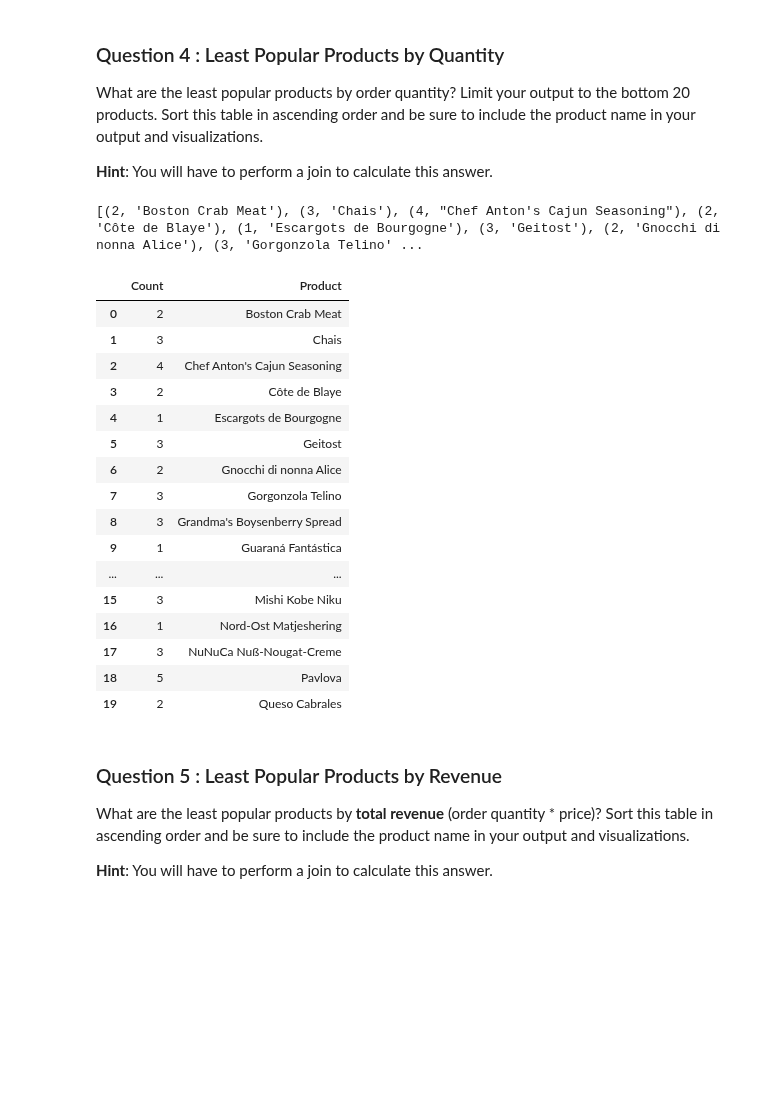
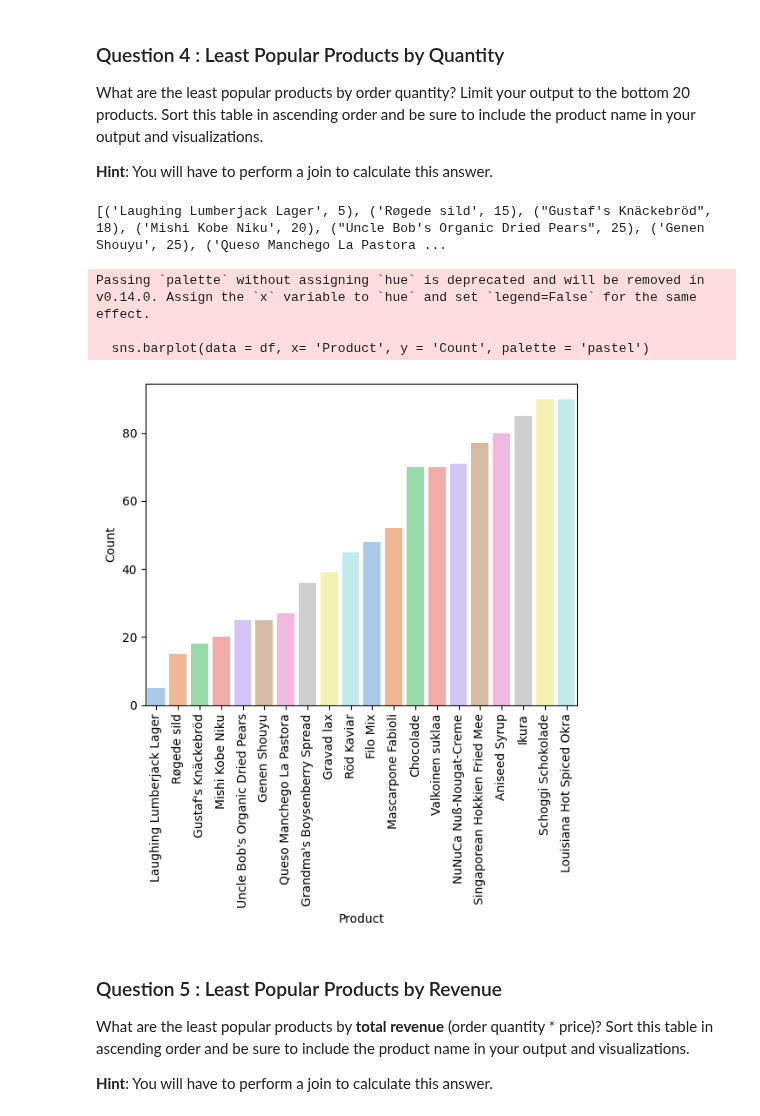
Before and after one commit to szhagnay/TKH-SQL-Ad-Hoc-Analysis, a Jupyter notebook: adhoc_report.ipynb, the cells around one changed output. Saved outputs shown, nothing was run; the diff lists cells and outputs as text; code cells hidden in the pictures; blank space fills up the shorter version.

```diff
--- a/adhoc_report.ipynb
+++ b/adhoc_report.ipynb
@@ -125,38 +107,32 @@ What are the least popular products by order quantity? Limit your output to the
 # TODO: Write a SQL query which will answer the question above.
 # Least products by order
 cursor.execute("""
-SELECT count(ProductName), ProductName FROM Products GROUP BY SupplierID ORDER BY ProductName;
+    SELECT p.ProductName, SUM(o.Quantity) TotalOrdered
+    FROM OrderDetails AS o
+    LEFT JOIN Products AS p ON o.ProductID = p.ProductID
+    GROUP BY p.ProductID
+    ORDER BY TotalOrdered ASC
+    LIMIT 20;
 """)
 
 # TODO: Fetch your list of tuples and print it out
 Brow = cursor.fetchall()
 print(Brow)
 # %% [output]
-[(2, 'Boston Crab Meat'), (3, 'Chais'), (4, "Chef Anton's Cajun Seasoning"), (2, 'Côte de Blaye'), (1, 'Escargots de Bourgogne'), (3, 'Geitost'), (2, 'Gnocchi di nonna Alice'), (3, 'Gorgonzola Telino' ...
+[('Laughing Lumberjack Lager', 5), ('Røgede sild', 15), ("Gustaf's Knäckebröd", 18), ('Mishi Kobe Niku', 20), ("Uncle Bob's Organic Dried Pears", 25), ('Genen Shouyu', 25), ('Queso Manchego La Pastora ...
 # %%
 # TODO: Convert your list of tuples to a dataframe
-df = pd.DataFrame(Brow, columns=['Count','Product' ])
+df = pd.DataFrame(Brow, columns=['Product','Count' ])
 
 # TODO: Generate a visualization on this dataframe
-df.head(20)
+sns.barplot(data = df, x= 'Product', y = 'Count', palette = 'pastel')
+plt.xticks(rotation = 90)
+plt.show()
 # %% [output]
-|  | Count | Product |
-| 0 | 2 | Boston Crab Meat |
-| 1 | 3 | Chais |
-| 2 | 4 | Chef Anton's Cajun Seasoning |
-| 3 | 2 | Côte de Blaye |
-| 4 | 1 | Escargots de Bourgogne |
-| 5 | 3 | Geitost |
-| 6 | 2 | Gnocchi di nonna Alice |
-| 7 | 3 | Gorgonzola Telino |
-| 8 | 3 | Grandma's Boysenberry Spread |
-| 9 | 1 | Guaraná Fantástica |
-| ... | ... | ... |
-| 15 | 3 | Mishi Kobe Niku |
-| 16 | 1 | Nord-Ost Matjeshering |
-| 17 | 3 | NuNuCa Nuß-Nougat-Creme |
-| 18 | 5 | Pavlova |
-| 19 | 2 | Queso Cabrales |
+Passing `palette` without assigning `hue` is deprecated and will be removed in v0.14.0. Assign the `x` variable to `hue` and set `legend=False` for the same effect.
+
+  sns.barplot(data = df, x= 'Product', y = 'Count', palette = 'pastel')
+[figure, added]
 # %% [markdown]
 ### Question 5 : Least Popular Products by Revenue
 
```
Also changed, not shown: parts of 12 cells of this notebook.
